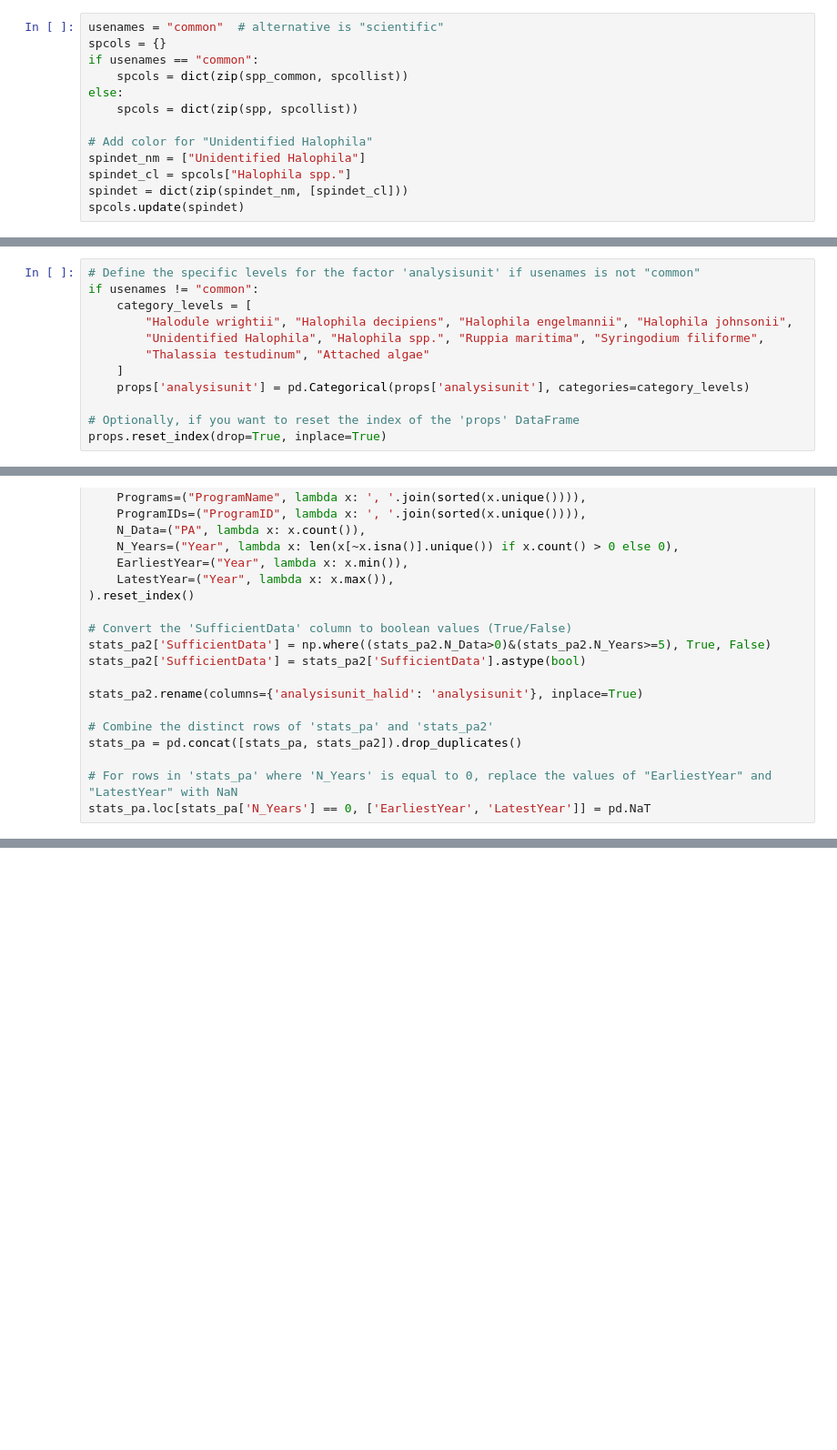
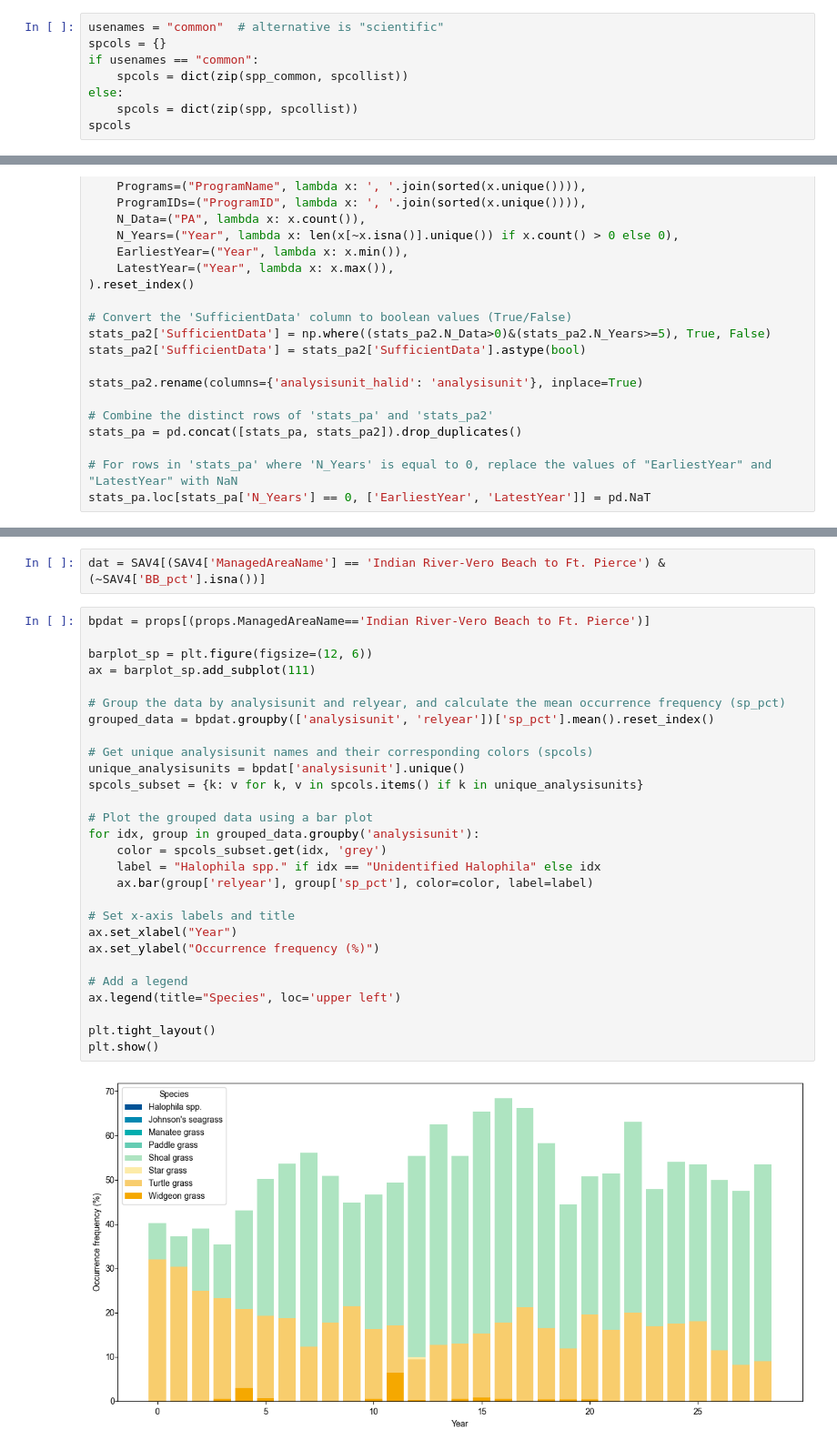
Before and after one commit to tylerhill122/SEACAR-SAV-script, a Jupyter notebook: SAV Script.ipynb, the cells around one changed output, grey strips where cells are left out. Shown at 91% size. Saved outputs shown, nothing was run; the diff lists cells and outputs as text; blank space fills up the shorter version.

Commit message:
BBpct plotting attempts

```diff
--- a/SAV Script.ipynb
+++ b/SAV Script.ipynb
@@ -232,9 +240,4 @@ if usenames == "common":
     spcols = dict(zip(spp_common, spcollist))
 else:
     spcols = dict(zip(spp, spcollist))
-
-# Add color for "Unidentified Halophila"
-spindet_nm = ["Unidentified Halophila"]
-spindet_cl = spcols["Halophila spp."]
-spindet = dict(zip(spindet_nm, [spindet_cl]))
-spcols.update(spindet)
+spcols
@@ -276,15 +295,3 @@ if usenames == "common":
 # Optionally, if you want to reset the index of the DataFrames
 SAV4.reset_index(drop=True, inplace=True)
 props.reset_index(drop=True, inplace=True)
-# %%
-# Define the specific levels for the factor 'analysisunit' if usenames is not "common"
-if usenames != "common":
-    category_levels = [
-        "Halodule wrightii", "Halophila decipiens", "Halophila engelmannii", "Halophila johnsonii",
-        "Unidentified Halophila", "Halophila spp.", "Ruppia maritima", "Syringodium filiforme",
-        "Thalassia testudinum", "Attached algae"
-    ]
-    props['analysisunit'] = pd.Categorical(props['analysisunit'], categories=category_levels)
-
-# Optionally, if you want to reset the index of the 'props' DataFrame
-props.reset_index(drop=True, inplace=True)
@@ -452,0 +465,32 @@ Only the N_Years aggregation is incorrectly computing. Not counting true N_Years
+# %%
+dat = SAV4[(SAV4['ManagedAreaName'] == 'Indian River-Vero Beach to Ft. Pierce') & (~SAV4['BB_pct'].isna())]
+# %%
+bpdat = props[(props.ManagedAreaName=='Indian River-Vero Beach to Ft. Pierce')]
+
+barplot_sp = plt.figure(figsize=(12, 6))
+ax = barplot_sp.add_subplot(111)
+
+# Group the data by analysisunit and relyear, and calculate the mean occurrence frequency (sp_pct)
+grouped_data = bpdat.groupby(['analysisunit', 'relyear'])['sp_pct'].mean().reset_index()
+
+# Get unique analysisunit names and their corresponding colors (spcols)
+unique_analysisunits = bpdat['analysisunit'].unique()
+spcols_subset = {k: v for k, v in spcols.items() if k in unique_analysisunits}
+
+# Plot the grouped data using a bar plot
+for idx, group in grouped_data.groupby('analysisunit'):
+    color = spcols_subset.get(idx, 'grey')
+    label = "Halophila spp." if idx == "Unidentified Halophila" else idx
+    ax.bar(group['relyear'], group['sp_pct'], color=color, label=label)
+
+# Set x-axis labels and title
+ax.set_xlabel("Year")
+ax.set_ylabel("Occurrence frequency (%)")
+
+# Add a legend
+ax.legend(title="Species", loc='upper left')
+
+plt.tight_layout()
+plt.show()
+# %% [output]
+[figure, added]
```
Also changed, not shown: parts of 41 cells of this notebook.
